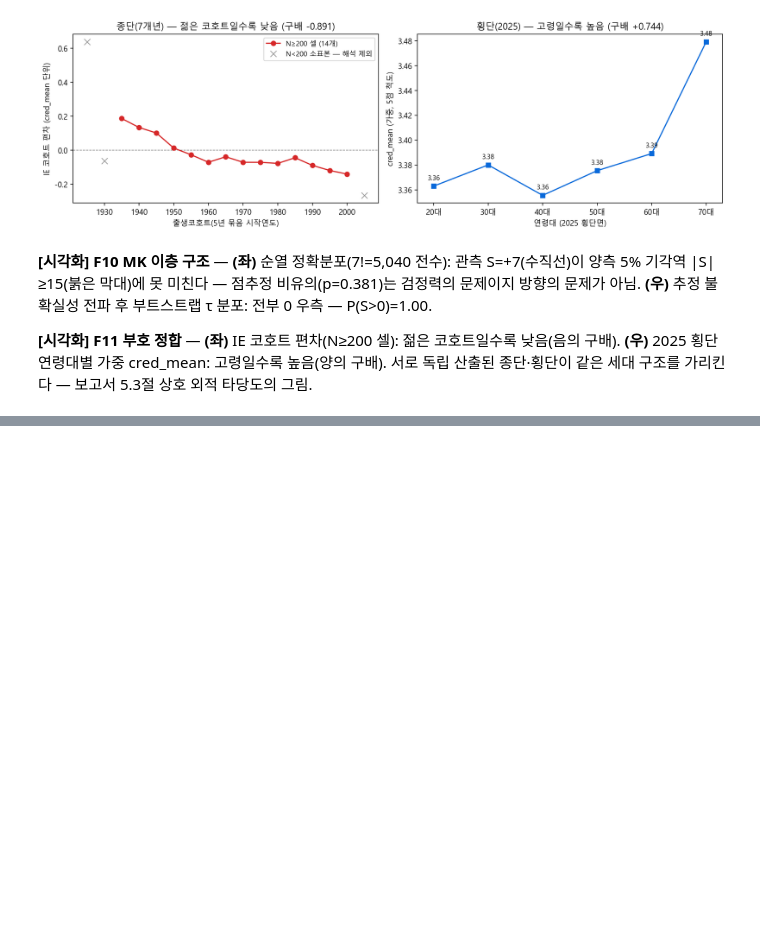
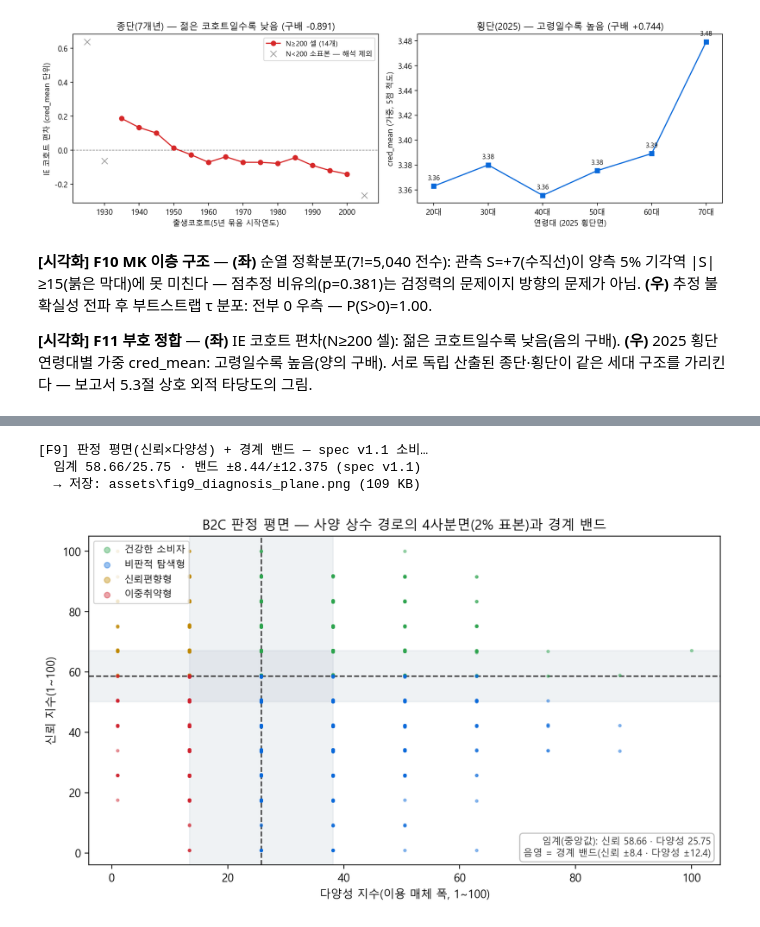
Before and after one commit to Dacon-Organization/Media-Statistics-Analysis-and-Utilization-Competition, a Jupyter notebook: notebooks/31-figure-export.ipynb, the cells around one changed output, grey strips where cells are left out. Cells and saved outputs as stored; diff of their text form; code cells hidden in the pictures; blank space fills up the shorter version.

```diff
--- a/notebooks/31-figure-export.ipynb
+++ b/notebooks/31-figure-export.ipynb
@@ -186,0 +192,15 @@ display(Image(str(out11), width=960))
+# %%
+buf = io.StringIO()
+with redirect_stdout(buf):
+    out9 = X.export_fig9(panel)          # spec v1.1 소비 + 판정 평면(2% 표본) 재계산
+log9 = buf.getvalue()
+print(log9, end="")
+
+m = re.search(r"임계 ([\d.]+)/([\d.]+) · 밴드 ±([\d.]+)/±([\d.]+)", log9)
+THR_T_RUN, THR_D_RUN, BW_T_RUN, BW_D_RUN = (float(g) for g in m.groups())   # 그림 주석 값 — §6 (h)에서 대조
+display(Image(str(out9), width=940))
+# %% [output]
+[F9] 판정 평면(신뢰×다양성) + 경계 밴드 — spec v1.1 소비…
+  임계 58.66/25.75 · 밴드 ±8.44/±12.375 (spec v1.1)
+  → 저장: assets\fig9_diagnosis_plane.png (109 KB)
+[figure, added]
```
Also changed, not shown: parts of 8 cells of this notebook, 44 other files.
